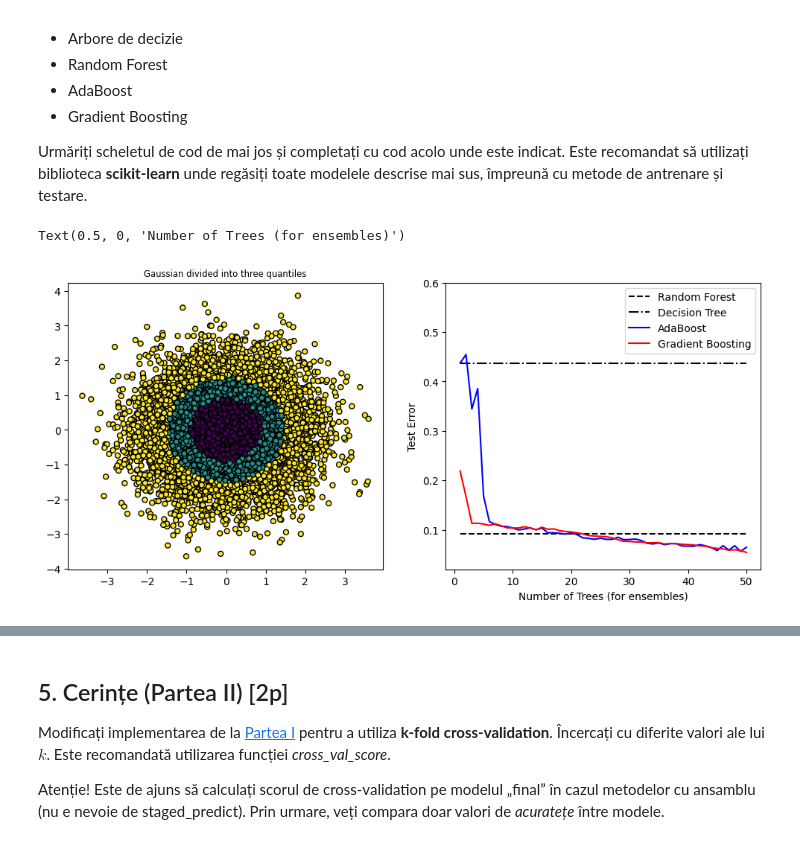
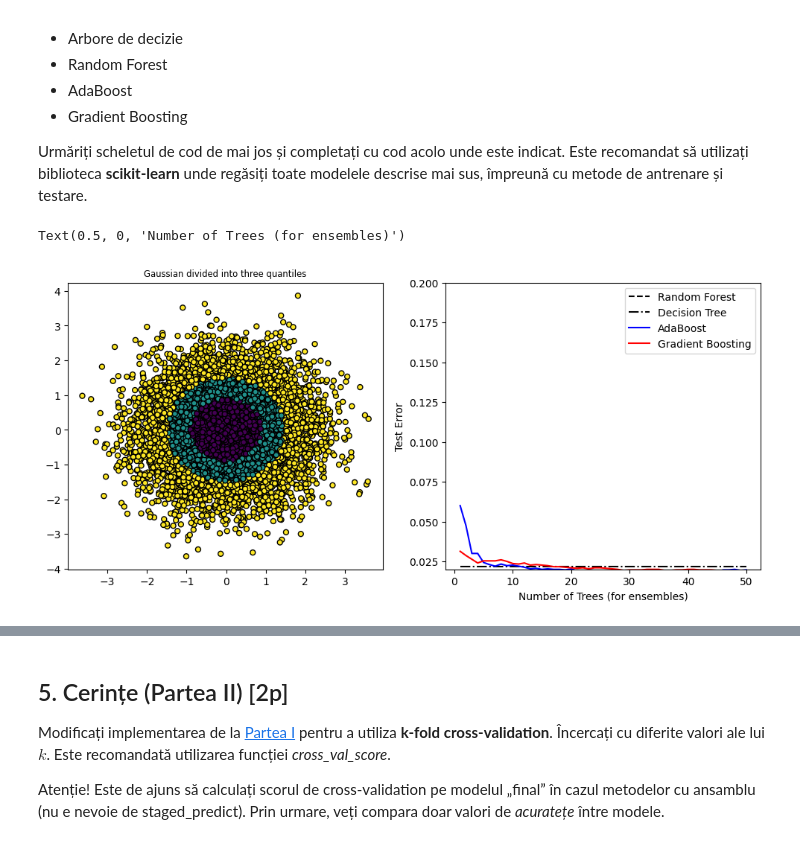
Before and after one commit to monica-raluca/ML, a Jupyter notebook: lab/lab4/Laborator_4-Skel.ipynb, the cells around one changed output, grey strips where cells are left out. Saved outputs shown, nothing was run; the diff lists cells and outputs as text; code cells hidden in the pictures.

```diff
--- a/lab/lab4/Laborator_4-Skel.ipynb
+++ b/lab/lab4/Laborator_4-Skel.ipynb
@@ -98,16 +98,16 @@ X_train, X_test, y_train, y_test = train_test_split(X, y, test_size=split_percen
 
 # TODO 2 - Definiți modelele și dați valori parametrilor (importanți) ai acestora.
 # De exemplu, numărul de clasificatori slabi (n_estimators, dacă este cazul) pentru fiecare dintre modele.
-decision_tree = DecisionTreeClassifier(max_depth=10, random_state=19)
+decision_tree = DecisionTreeClassifier(max_depth=15, random_state=19)
 
 random_forest = RandomForestClassifier(
     n_estimators=50,
-    max_depth=5,
+    max_depth=15,
     random_state=19
 )
 
 adaboost = AdaBoostClassifier(
-    estimator=DecisionTreeClassifier(max_depth=3),
+    estimator=DecisionTreeClassifier(max_depth=10),
     n_estimators=50,
     learning_rate=0.5,
     random_state=19
@@ -116,7 +116,7 @@ adaboost = AdaBoostClassifier(
 gradient_boosting = GradientBoostingClassifier(
     n_estimators=50,
     learning_rate=0.1,
-    max_depth=3,
+    max_depth=10,
     random_state=19
 )
 
@@ -157,35 +157,35 @@ N = max(len(adaboost_errors), len(gradient_boosting_errors))
 random_forest_errors = [random_forest_error] * N
 decision_tree_errors = [decision_tree_error] * N
 
 # TODO 5 - Variați numărul de estimatori (și alți parametri relevanți) ai metodelor cu ansamblu și
 # explicați rezultatele
 
 plt.figure(figsize=(12, 5))
 
 plt.subplot(121)
 plt.title("Gaussian divided into three quantiles", fontsize='small')
 plt.scatter(X[:, 0], X[:, 1], marker='o', c=y, s=25, edgecolor='k')
 
 plt.subplot(122)
 plt.plot(range(1, len(random_forest_errors) + 1),
          random_forest_errors, c='black',
          linestyle='dashed', label='Random Forest')
 plt.plot(range(1, len(decision_tree_errors) + 1),
          decision_tree_errors, c='black',
          linestyle='-.', label='Decision Tree')
 plt.plot(range(1, len(adaboost_errors) + 1),
          adaboost_errors, c='blue',
          linestyle='-', label='AdaBoost')
 plt.plot(range(1, len(gradient_boosting_errors) + 1),
          gradient_boosting_errors, c='red',
          linestyle='-', label='Gradient Boosting')
 plt.legend()
-plt.ylim(0.02, 0.6)
+plt.ylim(0.02, 0.2)
 plt.ylabel('Test Error')
 plt.xlabel('Number of Trees (for ensembles)')
 # %% [output]
 Text(0.5, 0, 'Number of Trees (for ensembles)')
-[figure, old version]
+[figure, new version]
 # %% [markdown]
 ## 4. Noțiuni teoretice despre Cross-Validation
 După cum știm din laboratoarele trecute, seturile de date trebuie împărțite (aleator) în (minim) două sub-seturi de date: unul pentru _antrenare_ și unul pentru _testare_. Motivul acestei împărțiri este că ne dorim să aflăm comportamentul modelului antrenat pe un set de date necunoscut (neutilizat la antrenare) pentru a estima care este capacitatea acestuia de a generaliza (cum se va comporta pe date complet noi odată ce va fi pus în producție).
```
Also changed, not shown: parts of 1 cell of this notebook.
